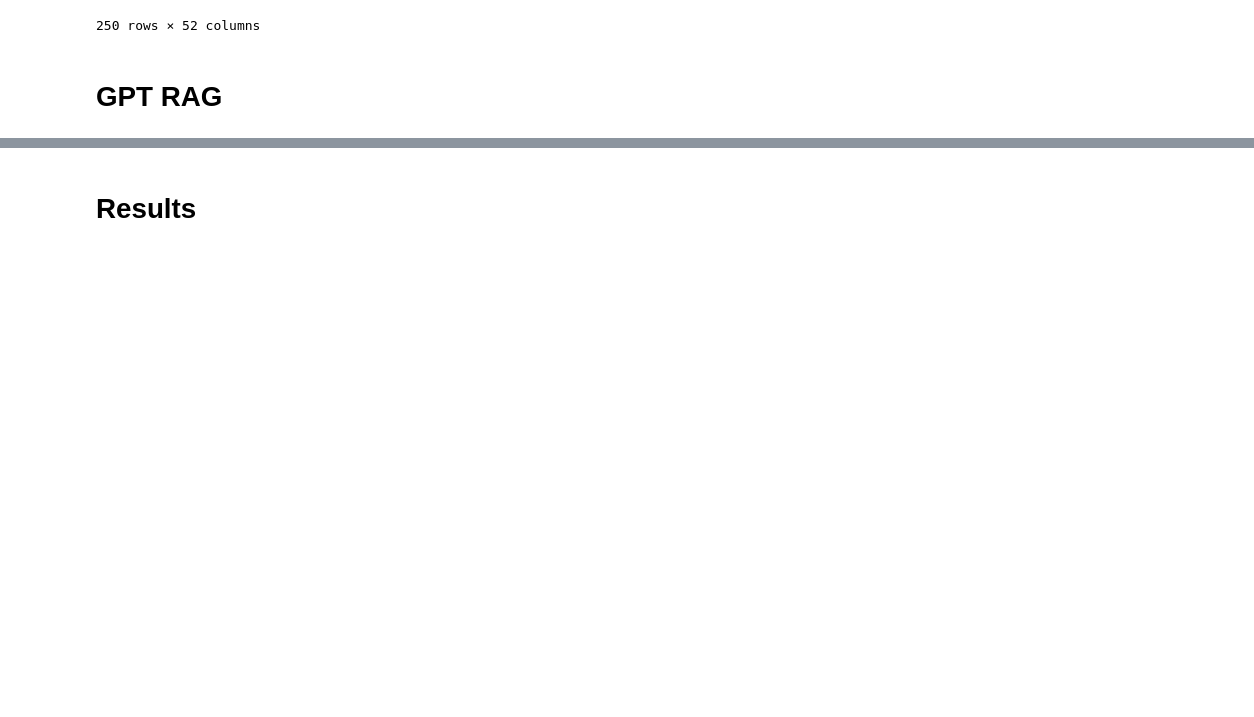
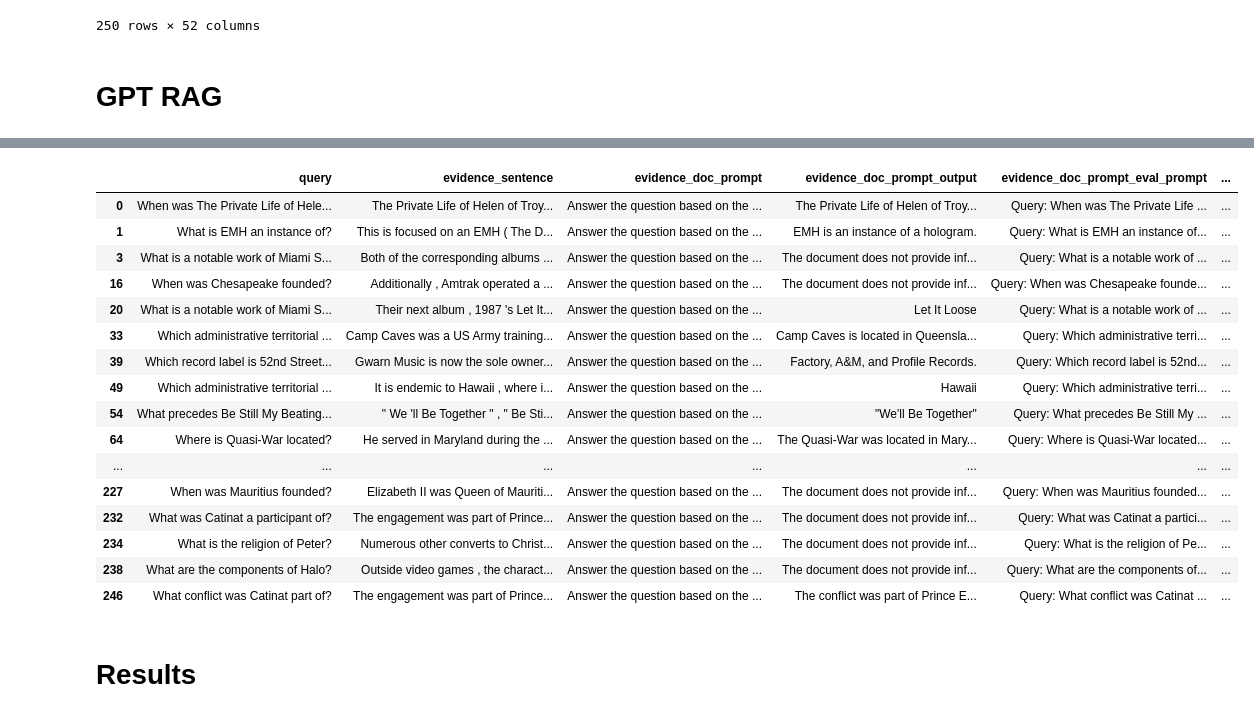
Before and after one commit to mohsenfayyaz/ColDeR, a Jupyter notebook: src/notebooks/RAG.ipynb, the cells around one changed output, grey strips where cells are left out. Cells and saved outputs as stored; diff of their text form; code cells hidden in the pictures; blank space fills up the shorter version.

```diff
--- a/src/notebooks/RAG.ipynb
+++ b/src/notebooks/RAG.ipynb
@@ -151,3 +172,26 @@ df[["query", "evidence_doc_prompt_output", "evidence_doc_prompt_eval_prompt_outp
+# %%
+dfc = df.copy()
+dfc = dfc[["query", "evidence_sentence", "evidence_doc_prompt", "evidence_doc_prompt_output", "evidence_doc_prompt_eval_prompt", "evidence_doc_prompt_eval_prompt_output"]]
+dfc = dfc[dfc["evidence_doc_prompt_eval_prompt_output"] == "NO"]
+dfc
+# %% [output]
+|  | query | evidence_sentence | evidence_doc_prompt | evidence_doc_prompt_output | evidence_doc_prompt_eval_prompt | ... |
+| 0 | When was The Private Life of Hele... | The Private Life of Helen of Troy... | Answer the question based on the ... | The Private Life of Helen of Troy... | Query: When was The Private Life ... | ... |
+| 1 | What is EMH an instance of? | This is focused on an EMH ( The D... | Answer the question based on the ... | EMH is an instance of a hologram. | Query: What is EMH an instance of... | ... |
+| 3 | What is a notable work of Miami S... | Both of the corresponding albums ... | Answer the question based on the ... | The document does not provide inf... | Query: What is a notable work of ... | ... |
+| 16 | When was Chesapeake founded? | Additionally , Amtrak operated a ... | Answer the question based on the ... | The document does not provide inf... | Query: When was Chesapeake founde... | ... |
+| 20 | What is a notable work of Miami S... | Their next album , 1987 's Let It... | Answer the question based on the ... | Let It Loose | Query: What is a notable work of ... | ... |
+| 33 | Which administrative territorial ... | Camp Caves was a US Army training... | Answer the question based on the ... | Camp Caves is located in Queensla... | Query: Which administrative terri... | ... |
+| 39 | Which record label is 52nd Street... | Gwarn Music is now the sole owner... | Answer the question based on the ... | Factory, A&M, and Profile Records. | Query: Which record label is 52nd... | ... |
+| 49 | Which administrative territorial ... | It is endemic to Hawaii , where i... | Answer the question based on the ... | Hawaii | Query: Which administrative terri... | ... |
+| 54 | What precedes Be Still My Beating... | " We 'll Be Together " , " Be Sti... | Answer the question based on the ... | "We'll Be Together" | Query: What precedes Be Still My ... | ... |
+| 64 | Where is Quasi-War located? | He served in Maryland during the ... | Answer the question based on the ... | The Quasi-War was located in Mary... | Query: Where is Quasi-War located... | ... |
+| ... | ... | ... | ... | ... | ... | ... |
+| 227 | When was Mauritius founded? | Elizabeth II was Queen of Mauriti... | Answer the question based on the ... | The document does not provide inf... | Query: When was Mauritius founded... | ... |
+| 232 | What was Catinat a participant of? | The engagement was part of Prince... | Answer the question based on the ... | The document does not provide inf... | Query: What was Catinat a partici... | ... |
+| 234 | What is the religion of Peter? | Numerous other converts to Christ... | Answer the question based on the ... | The document does not provide inf... | Query: What is the religion of Pe... | ... |
+| 238 | What are the components of Halo? | Outside video games , the charact... | Answer the question based on the ... | The document does not provide inf... | Query: What are the components of... | ... |
+| 246 | What conflict was Catinat part of? | The engagement was part of Prince... | Answer the question based on the ... | The conflict was part of Prince E... | Query: What conflict was Catinat ... | ... |
 # %% [markdown]
 # Results
 # %%
```
Also changed, not shown: parts of 21 cells of this notebook, 4 other files.
